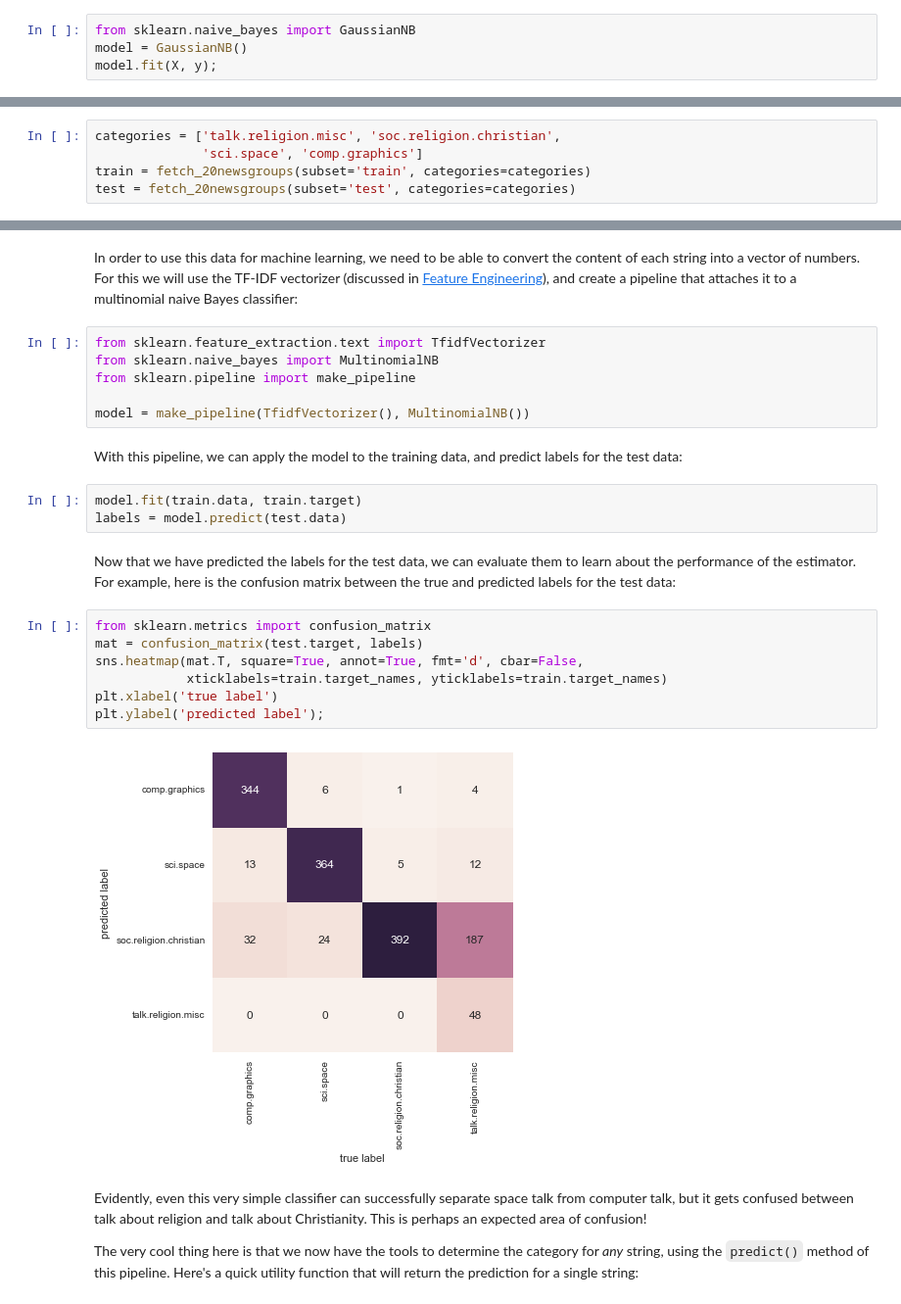
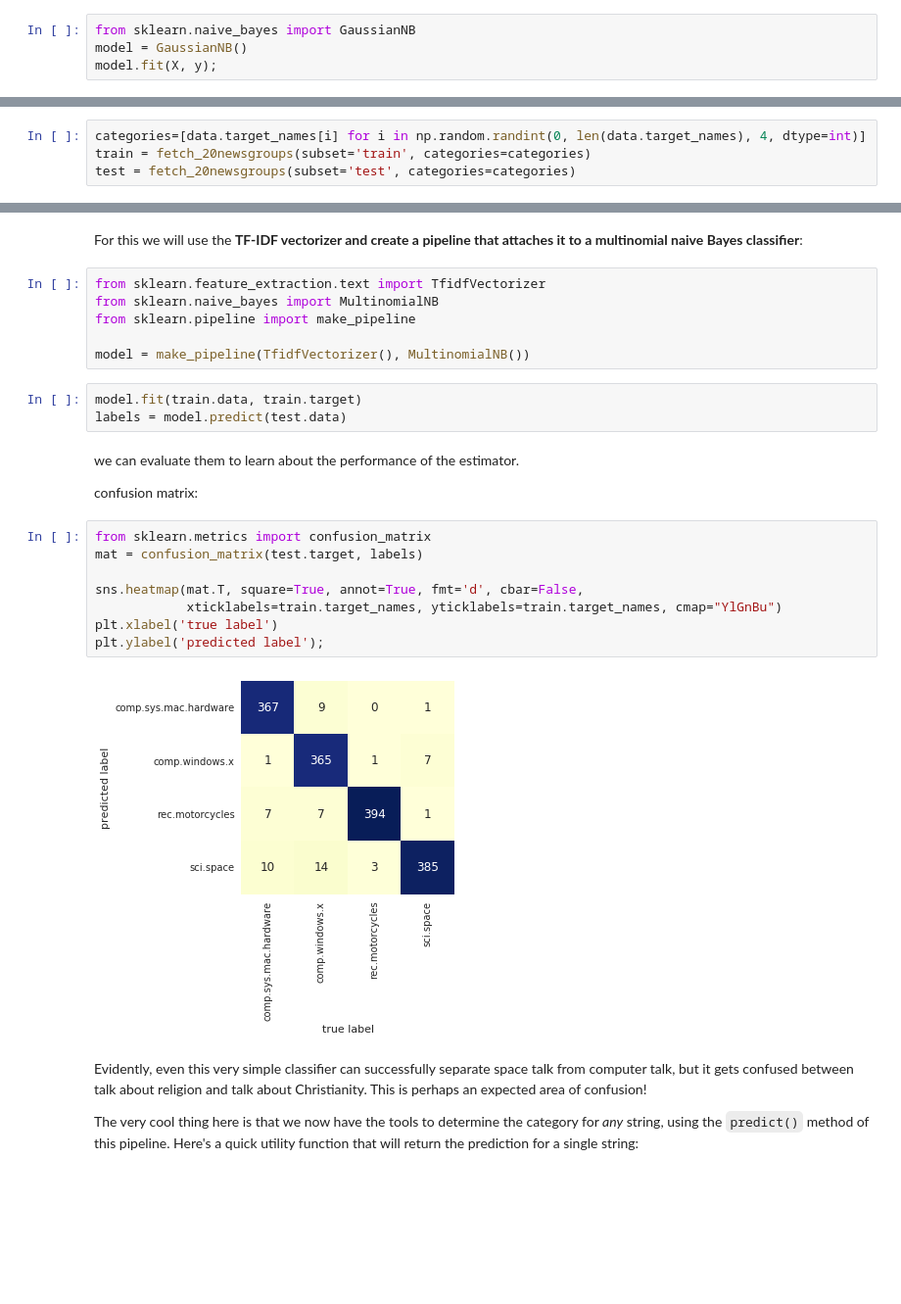
Before and after one commit to karenyyy/data_science, a Jupyter notebook: py_datasci/notebooks/05.05-Naive-Bayes.ipynb, the cells around one changed output, grey strips where cells are left out. Shown: that part at 98% size. Drawn from its saved outputs; the diff is of its cells as text; blank space fills up the shorter version.

```diff
--- a/py_datasci/notebooks/05.05-Naive-Bayes.ipynb
+++ b/py_datasci/notebooks/05.05-Naive-Bayes.ipynb
@@ -182,5 +201,4 @@ For simplicity here, we will select just a few of these categories, and download
 # %%
-categories = ['talk.religion.misc', 'soc.religion.christian',
-              'sci.space', 'comp.graphics']
+categories=[data.target_names[i] for i in np.random.randint(0, len(data.target_names), 4, dtype=int)]
 train = fetch_20newsgroups(subset='train', categories=categories)
 test = fetch_20newsgroups(subset='test', categories=categories)
@@ -209,29 +218,29 @@ then mail to Federal Communications Commission 1919 H Street Washington DC
 # %% [markdown]
-In order to use this data for machine learning, we need to be able to convert the content of each string into a vector of numbers.
-For this we will use the TF-IDF vectorizer (discussed in [Feature Engineering](05.04-Feature-Engineering.ipynb)), and create a pipeline that attaches it to a multinomial naive Bayes classifier:
+For this we will use the __TF-IDF vectorizer and create a pipeline that attaches it to a multinomial naive Bayes classifier__:
 # %%
 from sklearn.feature_extraction.text import TfidfVectorizer
 from sklearn.naive_bayes import MultinomialNB
 from sklearn.pipeline import make_pipeline
 
 model = make_pipeline(TfidfVectorizer(), MultinomialNB())
-# %% [markdown]
-With this pipeline, we can apply the model to the training data, and predict labels for the test data:
 # %%
 model.fit(train.data, train.target)
 labels = model.predict(test.data)
 # %% [markdown]
-Now that we have predicted the labels for the test data, we can evaluate them to learn about the performance of the estimator.
-For example, here is the confusion matrix between the true and predicted labels for the test data:
+we can evaluate them to learn about the performance of the estimator.
+
+
+confusion matrix:
 # %%
 from sklearn.metrics import confusion_matrix
 mat = confusion_matrix(test.target, labels)
+
 sns.heatmap(mat.T, square=True, annot=True, fmt='d', cbar=False,
-            xticklabels=train.target_names, yticklabels=train.target_names)
+            xticklabels=train.target_names, yticklabels=train.target_names, cmap="YlGnBu")
 plt.xlabel('true label')
 plt.ylabel('predicted label');
 # %% [output]
-[figure, old version]
+[figure, new version]
 # %% [markdown]
 Evidently, even this very simple classifier can successfully separate space talk from computer talk, but it gets confused between talk about religion and talk about Christianity.
 This is perhaps an expected area of confusion!
```
Also changed, not shown: parts of 21 cells of this notebook, 3 other files.
